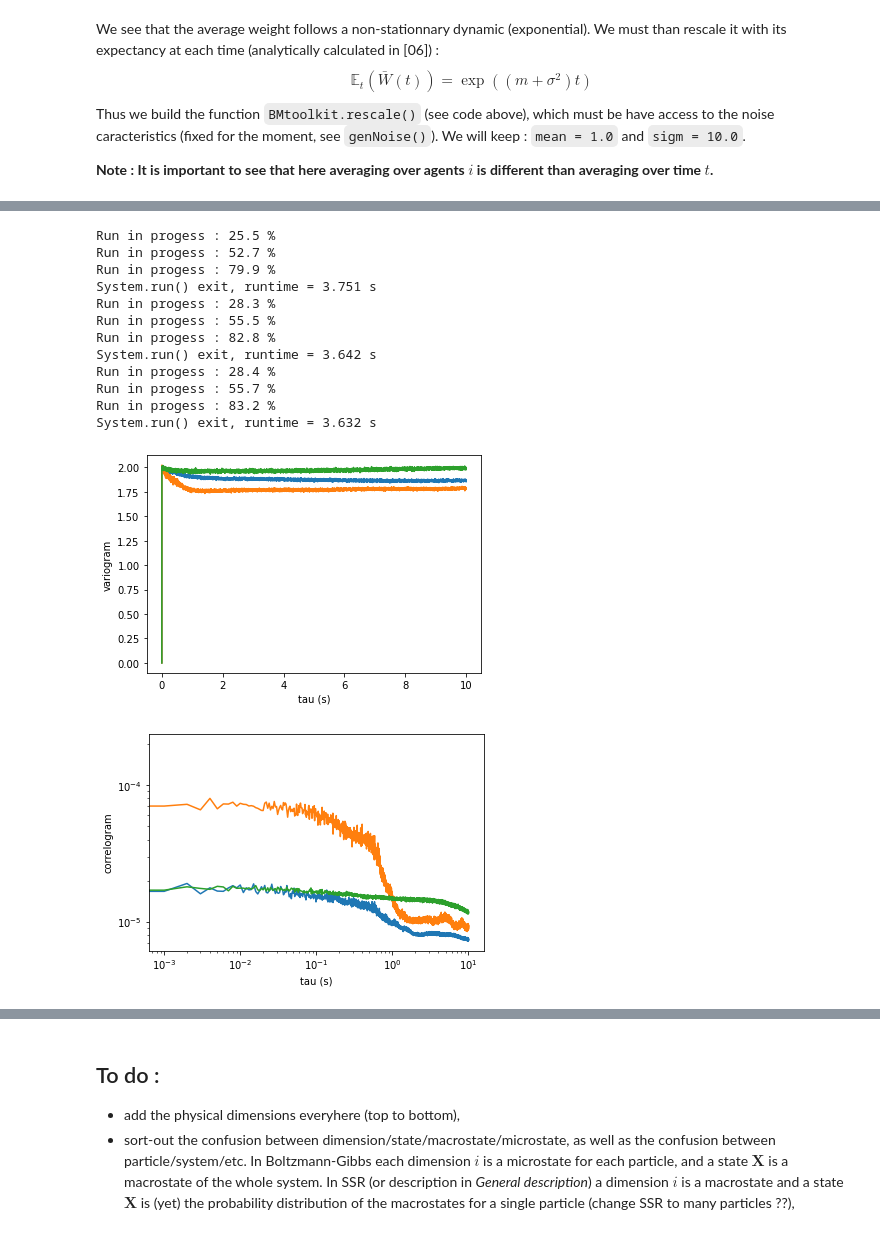
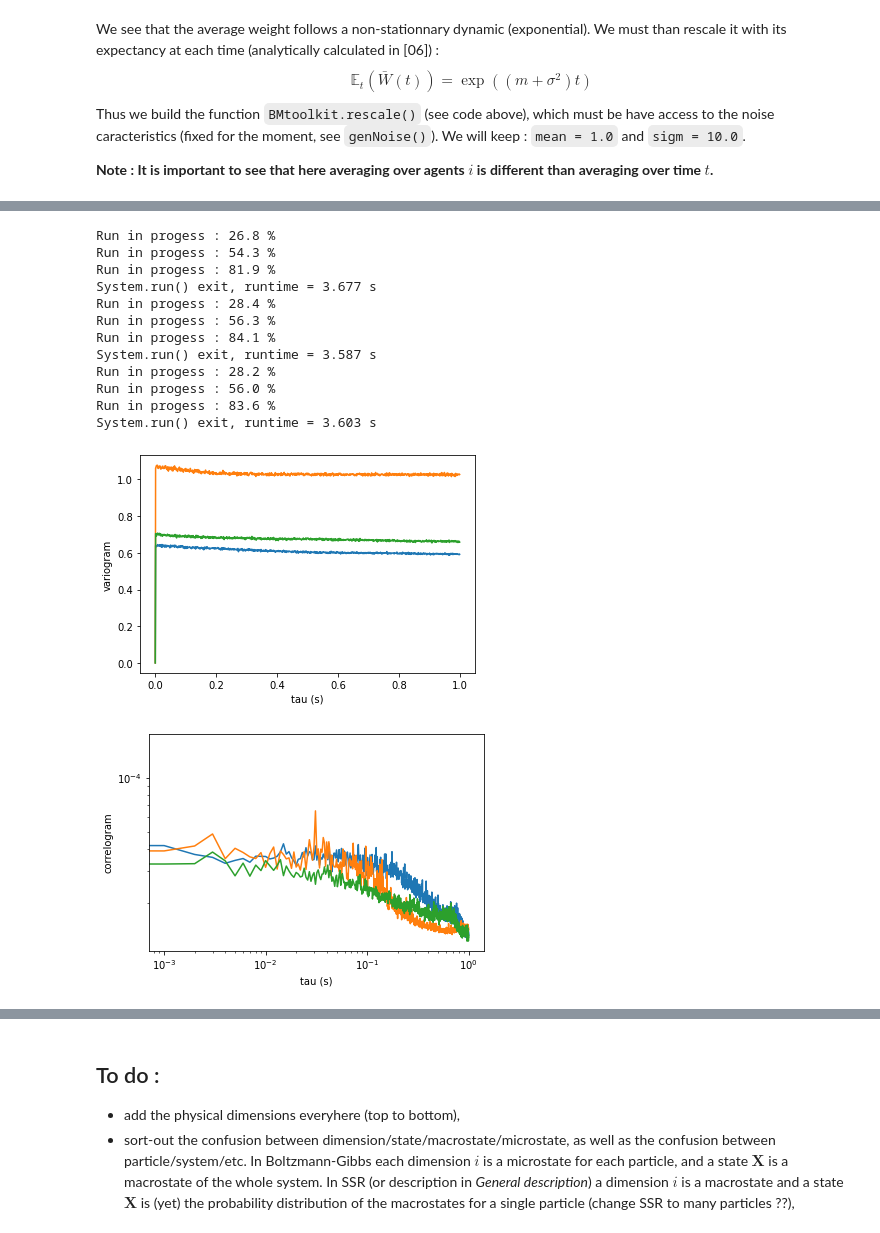
Before and after one commit to acombretrenouard/SSR_and_BM_processes, a Jupyter notebook: weight_dynamic.ipynb, the cells around one changed output, grey strips where cells are left out. Drawn from its saved outputs; the diff is of its cells as text; code cells hidden in the pictures.

```diff
--- a/weight_dynamic.ipynb
+++ b/weight_dynamic.ipynb
@@ -147,6 +147,7 @@ def genNoise(dim=5, rule='BMs', inpt=(1.,10.)) :
     return matrix
 
 def progress(syst) :
+    """fancy printing of progress in a run of a simulation"""
     if syst.running :
         pc = 100.*float(syst.t)/float(syst.T)
         print('Run in progess : ' + "{:.1f}".format(pc) + ' %')
@@ -218,6 +219,7 @@ class System:
         return
 
     def info(self) :
+        """prints info about the instance of class System"""
         if len(str(self.state)) > 36 :
             st = str(self.state)[:36]+'...'
         else :
@@ -245,10 +247,10 @@ class System:
         return
 
     def doStep(self) :
-        """incrémente le calcul de dt
-        à l'entrée  : System.t est l'indice des variables d'entrée (state(t), J(t)...)
-        à la sortie : System.t est l'indice de la variable de sortie (state(d+dt))
-        (idem pour System.time)"""
+        """forwards the state by dt
+        before System.doStep() : System.t is the index of input variables (state(t), J(t)...)
+        after System.doStep()  : System.t is the index of output variables (state(d+dt))
+        (same for System.time)"""
         # setting the matrix
         if self.noise != 'no noise' :
             self.xi = genNoise(dim=self.dim, rule=self.noise)
@@ -265,6 +267,8 @@ class System:
         return
 
     def run(self) :
+        """calculates all states from n°1 to n°T-1 (n°0 is set by default)
+        calls a thread loop that shows progress if long simulation"""
         start = time.time()
         # parallel thread
         delay = 1.
@@ -832,7 +840,7 @@ for i in range(3) :
         deltas = diff(n_Av_W, tau)
         av = np.average(deltas[:T-trange]**2)/norm
         avs.append(av)
-    taus = np.arange(trange)*dt
+    taus = np.arange(trange)*syst.dt
     plt.figure('v')
     plt.plot(taus, avs)
     plt.xlabel('tau (s)')
@@ -874,51 +883,51 @@ for i in range(3) :
     tlk = BMtoolkit()
     tlk.load(syst)
     tlk.avW()
     tlk.normAvW()
     #tlk.plotNAvW()
     n_Av_W = tlk.data['n_Av_W']
-    increments = n_Av_W[1:]-n_Av_W[:T-1]
+    increments = n_Av_W[1:]-n_Av_W[:syst.T-1] # weird
     # variogram
     avs = []
     trange = int(T/10)
     norm = np.average(increments[:T-trange]**2)
     for tau in range(trange) :
         deltas = diff(increments, tau)
-        av = np.average(deltas[:T-trange]**2)/norm
+        av = np.average(deltas[:syst.T-trange]**2)/norm
         avs.append(av)
-    taus = np.arange(trange)*dt
+    taus = np.arange(trange)*syst.dt
     plt.figure('v')
     plt.plot(taus, avs)
     plt.xlabel('tau (s)')
     plt.ylabel('variogram')
     # correlogram
     avs = []
-    norm = np.average(increments[:T-1-trange]**2)
+    norm = np.average(increments[:syst.T-1-trange]**2)
     for tau in range(trange) :
         prod = mult(increments, tau)
-        av = np.average(prod[:T-1-trange]**2)/norm
+        av = np.average(prod[:syst.T-1-trange]**2)/norm
         avs.append(av)
     plt.figure('c')
     plt.xscale('log')
     plt.yscale('log')
     plt.plot(taus, avs)
     plt.xlabel('tau (s)')
     plt.ylabel('correlogram')
 # %% [output]
-Run in progess : 25.5 %
-Run in progess : 52.7 %
-Run in progess : 79.9 %
-System.run() exit, runtime = 3.751 s
-Run in progess : 28.3 %
-Run in progess : 55.5 %
-Run in progess : 82.8 %
-System.run() exit, runtime = 3.642 s
+Run in progess : 26.8 %
+Run in progess : 54.3 %
+Run in progess : 81.9 %
+System.run() exit, runtime = 3.677 s
 Run in progess : 28.4 %
-Run in progess : 55.7 %
-Run in progess : 83.2 %
-System.run() exit, runtime = 3.632 s
+Run in progess : 56.3 %
+Run in progess : 84.1 %
+System.run() exit, runtime = 3.587 s
+Run in progess : 28.2 %
+Run in progess : 56.0 %
+Run in progess : 83.6 %
+System.run() exit, runtime = 3.603 s
-[figure, old version]
+[figure, new version]
-[figure, old version]
+[figure, new version]
 # %%
 # draft for studying max/min
 
```
Also changed, not shown: parts of 15 cells of this notebook.
